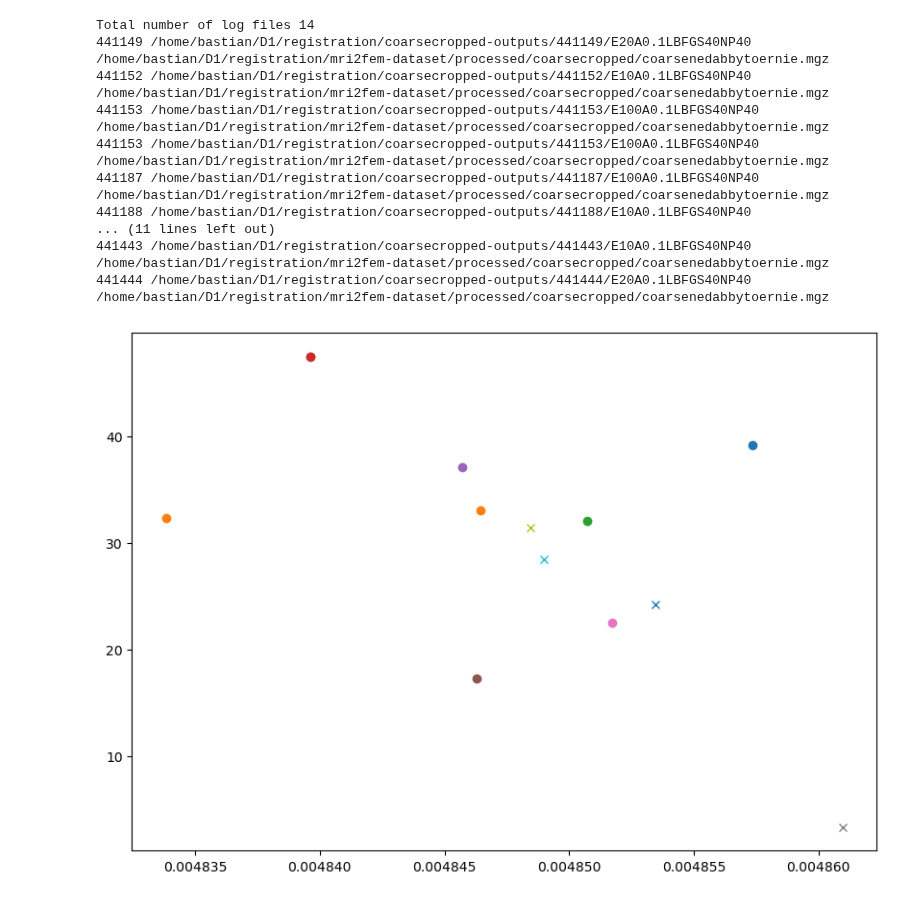
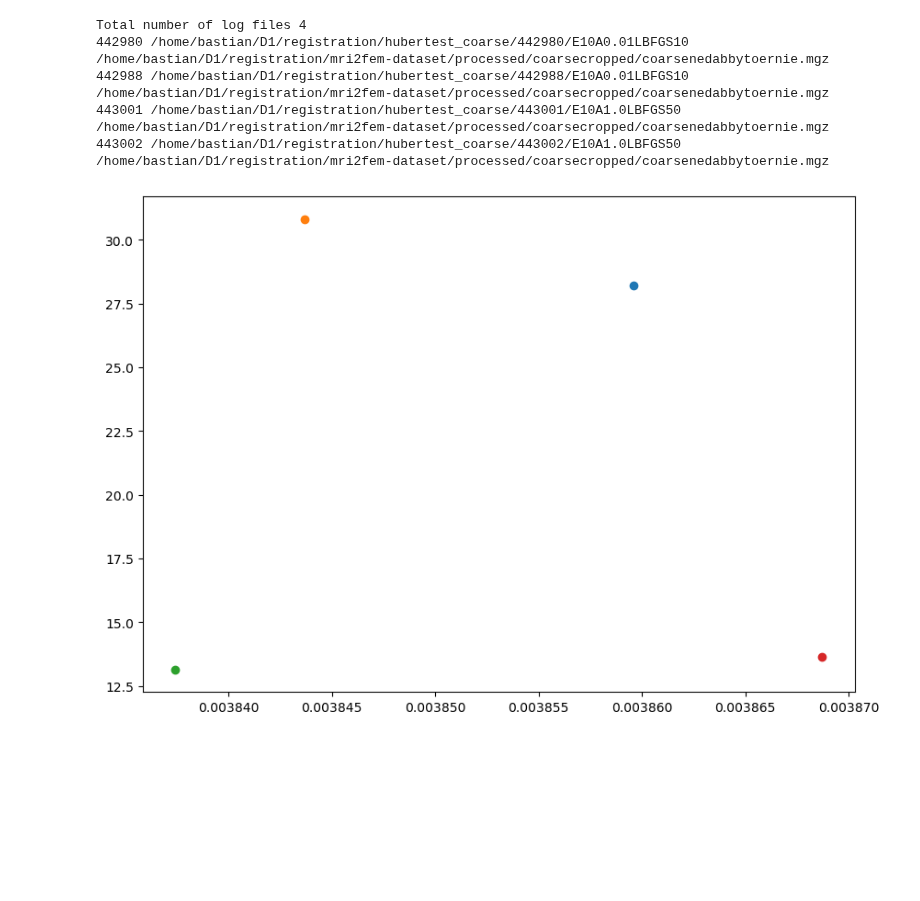
Before and after one commit to JohannesHaubner/mapMRI, a Jupyter notebook: examples/debugging/mem.ipynb, the cells around one changed output. Cells and saved outputs as stored; diff of their text form; code cells hidden in the pictures; blank space fills up the shorter version.

```diff
--- a/examples/debugging/mem.ipynb
+++ b/examples/debugging/mem.ipynb
@@ -12,15 +12,24 @@ def func(x, a, b,):
 # %%
 slurmids=[]
 path = pathlib.Path("/home/bastian/D1/registration/mrislurm/")
-slurmids = [
-    441149, 441152, 441153,
-    # no preconditioning:
-    441187, 441188, 441189,
-    441203, 441153,
-    441265, 441271,441367, 441419,
-    441443, 441444
+# slurmids = [
+#     441149, 441152, 441153,
+#     # no preconditioning:
+#     441187, 441188, 441189,
+#     441203, 441153,
+#     441265, 441271,441367, 441419,
+#     441443, 441444,
+# ]
+
+# slurmids = [441447, 441448,
+#         441699, 441700,
+#         441776, 441778, 441955
+# ]
+
+
+slurmids = [442980, 442988,
+443001, 443002
 ]
-
 
 print("Total number of log files", len(slurmids))
 
@@ -43,7 +52,9 @@ for slurmid in sorted(slurmids):
 
         hyperparameters = json.load(open(outputfolder + "/hyperparameters.json"))
     except FileNotFoundError:
-        continue
+        hyperparameters = {"input": ""}
+        print("Did not find", slurmid)
+        # continue
 
     # check_for_error(path / (str(slurmid) + ".out"))
     check(filename)#path / (str(slurmid) + ".out"))
@@ -151,44 +162,36 @@ for slurmid in sorted(slurmids):
 
 
 
     # for key, item in line_searches.items():
     #     if item > 0:
     #         ax2.axvline(key, marker=marker, linestyle=linestyle, color=color, markevery=0.1, label="linesearch")
 
     ax3.plot(mema[0, 1], mema[-1, 1] / mema[0, 1], marker=marker, color=color)
     # ax3.plot(np.linspace(0, 1.2, 100), 1+ np.linspace(0, 1.2, 100))
 
 
 plt.xlabel("lbfgs iteration")
 ax2.set_xlabel("lbfgs iteration")
 ax.set_ylabel("memory (TB)")
 ax2.set_xlim(1, None)
 ax2.set_ylim(1, None)
 ax2.set_ylabel("Increase in memory after first iteration")
 # ax2.set_xlim(1, None)
 # plt.xlim(1, None)
 # plt.xticks(list(range(1, int(plt.gca().get_xlim()[1]))))
 ax.grid()
 ax2.grid()
 ax.legend(loc='center left', bbox_to_anchor=(1, 0.5))
 ax2.legend(loc='center left', bbox_to_anchor=(1, 0.5))
 plt.show()
 # %% [output]
-Total number of log files 14
-441149 /home/bastian/D1/registration/coarsecropped-outputs/441149/E20A0.1LBFGS40NP40
+Total number of log files 4
+442980 /home/bastian/D1/registration/hubertest_coarse/442980/E10A0.01LBFGS10
 /home/bastian/D1/registration/mri2fem-dataset/processed/coarsecropped/coarsenedabbytoernie.mgz
-441152 /home/bastian/D1/registration/coarsecropped-outputs/441152/E10A0.1LBFGS40NP40
+442988 /home/bastian/D1/registration/hubertest_coarse/442988/E10A0.01LBFGS10
 /home/bastian/D1/registration/mri2fem-dataset/processed/coarsecropped/coarsenedabbytoernie.mgz
-441153 /home/bastian/D1/registration/coarsecropped-outputs/441153/E100A0.1LBFGS40NP40
+443001 /home/bastian/D1/registration/hubertest_coarse/443001/E10A1.0LBFGS50
 /home/bastian/D1/registration/mri2fem-dataset/processed/coarsecropped/coarsenedabbytoernie.mgz
-441153 /home/bastian/D1/registration/coarsecropped-outputs/441153/E100A0.1LBFGS40NP40
+443002 /home/bastian/D1/registration/hubertest_coarse/443002/E10A1.0LBFGS50
 /home/bastian/D1/registration/mri2fem-dataset/processed/coarsecropped/coarsenedabbytoernie.mgz
-441187 /home/bastian/D1/registration/coarsecropped-outputs/441187/E100A0.1LBFGS40NP40
-/home/bastian/D1/registration/mri2fem-dataset/processed/coarsecropped/coarsenedabbytoernie.mgz
-441188 /home/bastian/D1/registration/coarsecropped-outputs/441188/E10A0.1LBFGS40NP40
-... (11 lines left out)
-441443 /home/bastian/D1/registration/coarsecropped-outputs/441443/E10A0.1LBFGS40NP40
-/home/bastian/D1/registration/mri2fem-dataset/processed/coarsecropped/coarsenedabbytoernie.mgz
-441444 /home/bastian/D1/registration/coarsecropped-outputs/441444/E20A0.1LBFGS40NP40
-/home/bastian/D1/registration/mri2fem-dataset/processed/coarsecropped/coarsenedabbytoernie.mgz
-[figure, old version]
+[figure, new version]
```
Also changed, not shown: parts of 1 cell of this notebook, 6 other files.
